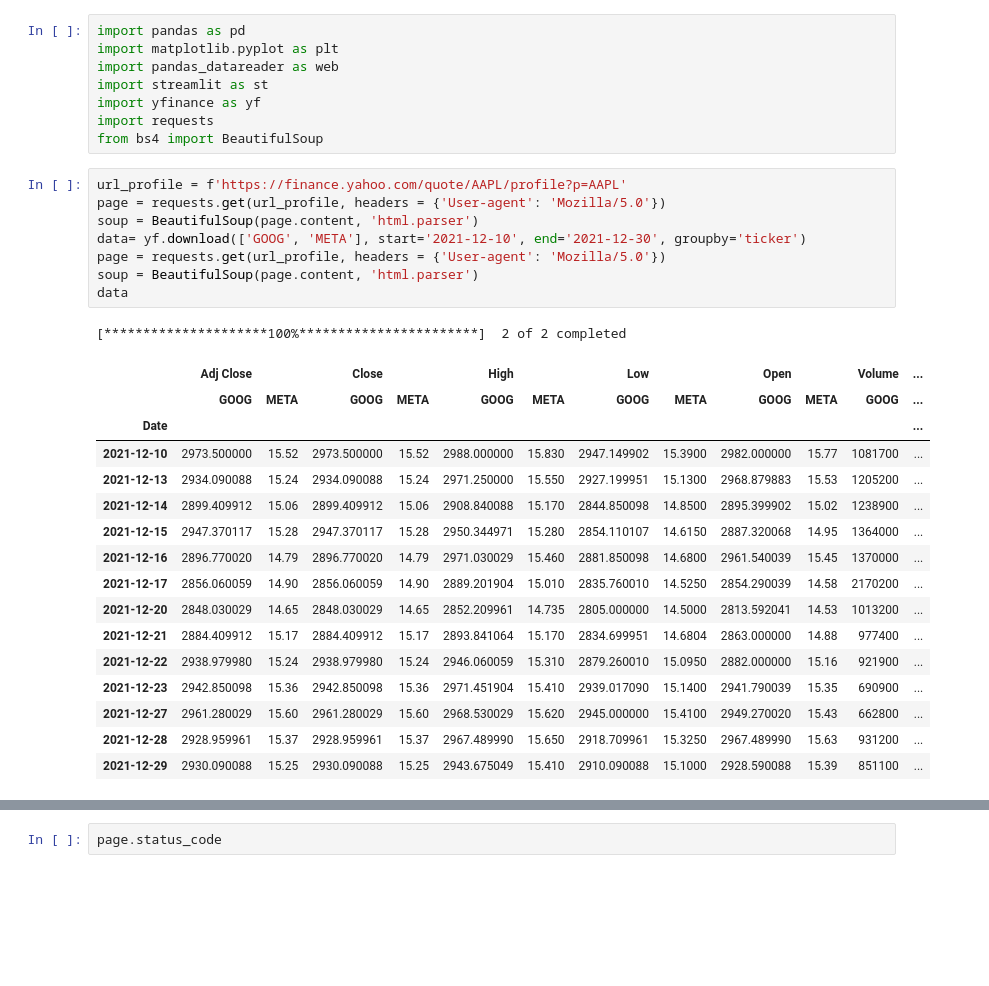
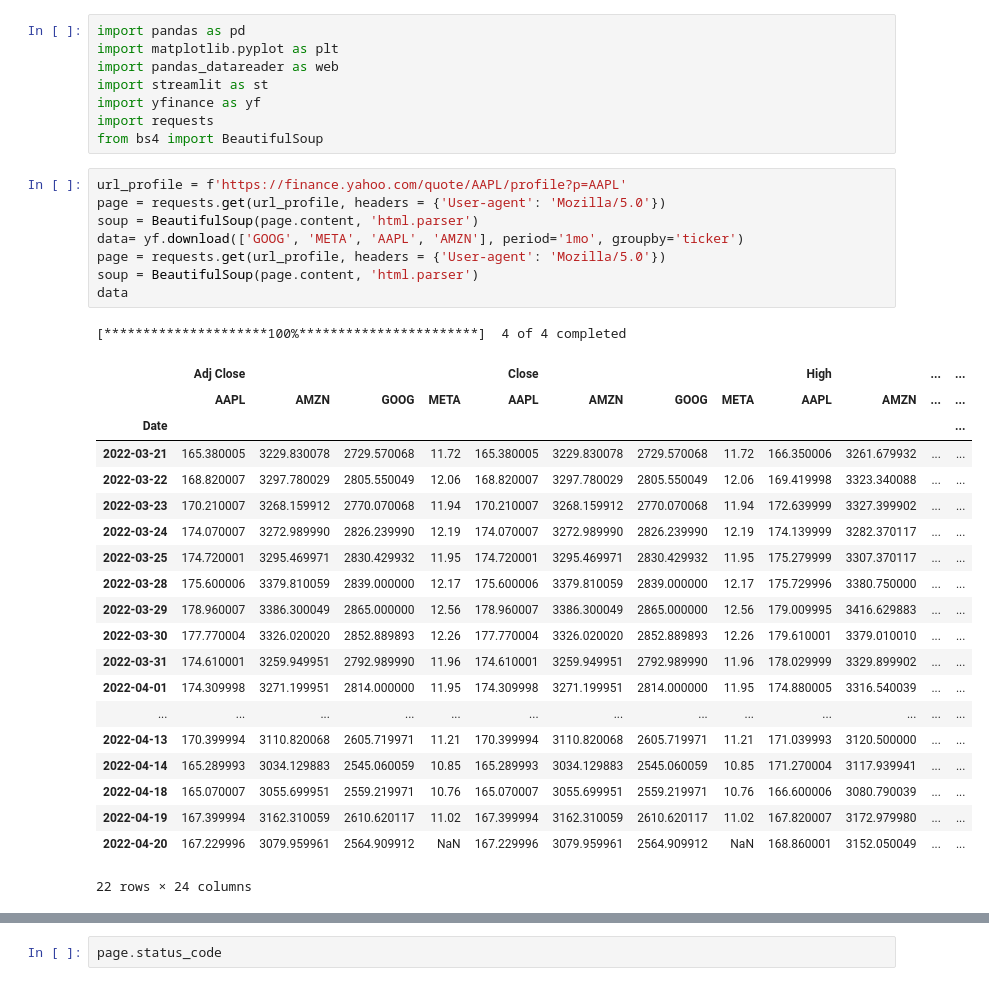
Before and after one commit to rodrigoaqueiroz/laraia-yahoo-finance, a Jupyter notebook: get_data.ipynb, the cells around one changed output, grey strips where cells are left out. Saved outputs shown, nothing was run; the diff lists cells and outputs as text; blank space fills up the shorter version.

```diff
--- a/get_data.ipynb
+++ b/get_data.ipynb
@@ -30,29 +30,33 @@ from bs4 import BeautifulSoup
 # %%
 url_profile = f'https://finance.yahoo.com/quote/AAPL/profile?p=AAPL'
 page = requests.get(url_profile, headers = {'User-agent': 'Mozilla/5.0'})
 soup = BeautifulSoup(page.content, 'html.parser')
-data= yf.download(['GOOG', 'META'], start='2021-12-10', end='2021-12-30', groupby='ticker')
+data= yf.download(['GOOG', 'META', 'AAPL', 'AMZN'], period='1mo', groupby='ticker')
 page = requests.get(url_profile, headers = {'User-agent': 'Mozilla/5.0'})
 soup = BeautifulSoup(page.content, 'html.parser')
 data
 # %% [output]
-[*********************100%***********************]  2 of 2 completed
+[*********************100%***********************]  4 of 4 completed
-|  | Adj Close |  | Close |  | High |  | Low |  | Open |  | Volume | ... |
-|  | GOOG | META | GOOG | META | GOOG | META | GOOG | META | GOOG | META | GOOG | ... |
+|  | Adj Close |  |  |  | Close |  |  |  | High |  | ... | ... |
+|  | AAPL | AMZN | GOOG | META | AAPL | AMZN | GOOG | META | AAPL | AMZN | ... | ... |
 | Date |  |  |  |  |  |  |  |  |  |  |  | ... |
-| 2021-12-10 | 2973.500000 | 15.52 | 2973.500000 | 15.52 | 2988.000000 | 15.830 | 2947.149902 | 15.3900 | 2982.000000 | 15.77 | 1081700 | ... |
-| 2021-12-13 | 2934.090088 | 15.24 | 2934.090088 | 15.24 | 2971.250000 | 15.550 | 2927.199951 | 15.1300 | 2968.879883 | 15.53 | 1205200 | ... |
-| 2021-12-14 | 2899.409912 | 15.06 | 2899.409912 | 15.06 | 2908.840088 | 15.170 | 2844.850098 | 14.8500 | 2895.399902 | 15.02 | 1238900 | ... |
-| 2021-12-15 | 2947.370117 | 15.28 | 2947.370117 | 15.28 | 2950.344971 | 15.280 | 2854.110107 | 14.6150 | 2887.320068 | 14.95 | 1364000 | ... |
-| 2021-12-16 | 2896.770020 | 14.79 | 2896.770020 | 14.79 | 2971.030029 | 15.460 | 2881.850098 | 14.6800 | 2961.540039 | 15.45 | 1370000 | ... |
-| 2021-12-17 | 2856.060059 | 14.90 | 2856.060059 | 14.90 | 2889.201904 | 15.010 | 2835.760010 | 14.5250 | 2854.290039 | 14.58 | 2170200 | ... |
-| 2021-12-20 | 2848.030029 | 14.65 | 2848.030029 | 14.65 | 2852.209961 | 14.735 | 2805.000000 | 14.5000 | 2813.592041 | 14.53 | 1013200 | ... |
-| 2021-12-21 | 2884.409912 | 15.17 | 2884.409912 | 15.17 | 2893.841064 | 15.170 | 2834.699951 | 14.6804 | 2863.000000 | 14.88 | 977400 | ... |
-| 2021-12-22 | 2938.979980 | 15.24 | 2938.979980 | 15.24 | 2946.060059 | 15.310 | 2879.260010 | 15.0950 | 2882.000000 | 15.16 | 921900 | ... |
-| 2021-12-23 | 2942.850098 | 15.36 | 2942.850098 | 15.36 | 2971.451904 | 15.410 | 2939.017090 | 15.1400 | 2941.790039 | 15.35 | 690900 | ... |
-| 2021-12-27 | 2961.280029 | 15.60 | 2961.280029 | 15.60 | 2968.530029 | 15.620 | 2945.000000 | 15.4100 | 2949.270020 | 15.43 | 662800 | ... |
-| 2021-12-28 | 2928.959961 | 15.37 | 2928.959961 | 15.37 | 2967.489990 | 15.650 | 2918.709961 | 15.3250 | 2967.489990 | 15.63 | 931200 | ... |
-| 2021-12-29 | 2930.090088 | 15.25 | 2930.090088 | 15.25 | 2943.675049 | 15.410 | 2910.090088 | 15.1000 | 2928.590088 | 15.39 | 851100 | ... |
+| 2022-03-21 | 165.380005 | 3229.830078 | 2729.570068 | 11.72 | 165.380005 | 3229.830078 | 2729.570068 | 11.72 | 166.350006 | 3261.679932 | ... | ... |
+| 2022-03-22 | 168.820007 | 3297.780029 | 2805.550049 | 12.06 | 168.820007 | 3297.780029 | 2805.550049 | 12.06 | 169.419998 | 3323.340088 | ... | ... |
+| 2022-03-23 | 170.210007 | 3268.159912 | 2770.070068 | 11.94 | 170.210007 | 3268.159912 | 2770.070068 | 11.94 | 172.639999 | 3327.399902 | ... | ... |
+| 2022-03-24 | 174.070007 | 3272.989990 | 2826.239990 | 12.19 | 174.070007 | 3272.989990 | 2826.239990 | 12.19 | 174.139999 | 3282.370117 | ... | ... |
+| 2022-03-25 | 174.720001 | 3295.469971 | 2830.429932 | 11.95 | 174.720001 | 3295.469971 | 2830.429932 | 11.95 | 175.279999 | 3307.370117 | ... | ... |
+| 2022-03-28 | 175.600006 | 3379.810059 | 2839.000000 | 12.17 | 175.600006 | 3379.810059 | 2839.000000 | 12.17 | 175.729996 | 3380.750000 | ... | ... |
+| 2022-03-29 | 178.960007 | 3386.300049 | 2865.000000 | 12.56 | 178.960007 | 3386.300049 | 2865.000000 | 12.56 | 179.009995 | 3416.629883 | ... | ... |
+| 2022-03-30 | 177.770004 | 3326.020020 | 2852.889893 | 12.26 | 177.770004 | 3326.020020 | 2852.889893 | 12.26 | 179.610001 | 3379.010010 | ... | ... |
+| 2022-03-31 | 174.610001 | 3259.949951 | 2792.989990 | 11.96 | 174.610001 | 3259.949951 | 2792.989990 | 11.96 | 178.029999 | 3329.899902 | ... | ... |
+| 2022-04-01 | 174.309998 | 3271.199951 | 2814.000000 | 11.95 | 174.309998 | 3271.199951 | 2814.000000 | 11.95 | 174.880005 | 3316.540039 | ... | ... |
+| ... | ... | ... | ... | ... | ... | ... | ... | ... | ... | ... | ... | ... |
+| 2022-04-13 | 170.399994 | 3110.820068 | 2605.719971 | 11.21 | 170.399994 | 3110.820068 | 2605.719971 | 11.21 | 171.039993 | 3120.500000 | ... | ... |
+| 2022-04-14 | 165.289993 | 3034.129883 | 2545.060059 | 10.85 | 165.289993 | 3034.129883 | 2545.060059 | 10.85 | 171.270004 | 3117.939941 | ... | ... |
+| 2022-04-18 | 165.070007 | 3055.699951 | 2559.219971 | 10.76 | 165.070007 | 3055.699951 | 2559.219971 | 10.76 | 166.600006 | 3080.790039 | ... | ... |
+| 2022-04-19 | 167.399994 | 3162.310059 | 2610.620117 | 11.02 | 167.399994 | 3162.310059 | 2610.620117 | 11.02 | 167.820007 | 3172.979980 | ... | ... |
+| 2022-04-20 | 167.229996 | 3079.959961 | 2564.909912 | NaN | 167.229996 | 3079.959961 | 2564.909912 | NaN | 168.860001 | 3152.050049 | ... | ... |
+22 rows × 24 columns
 # %%
 data['Adj Close']['META']
 # %% [output]
```
Also changed, not shown: parts of 4 cells of this notebook, 3 other files.
